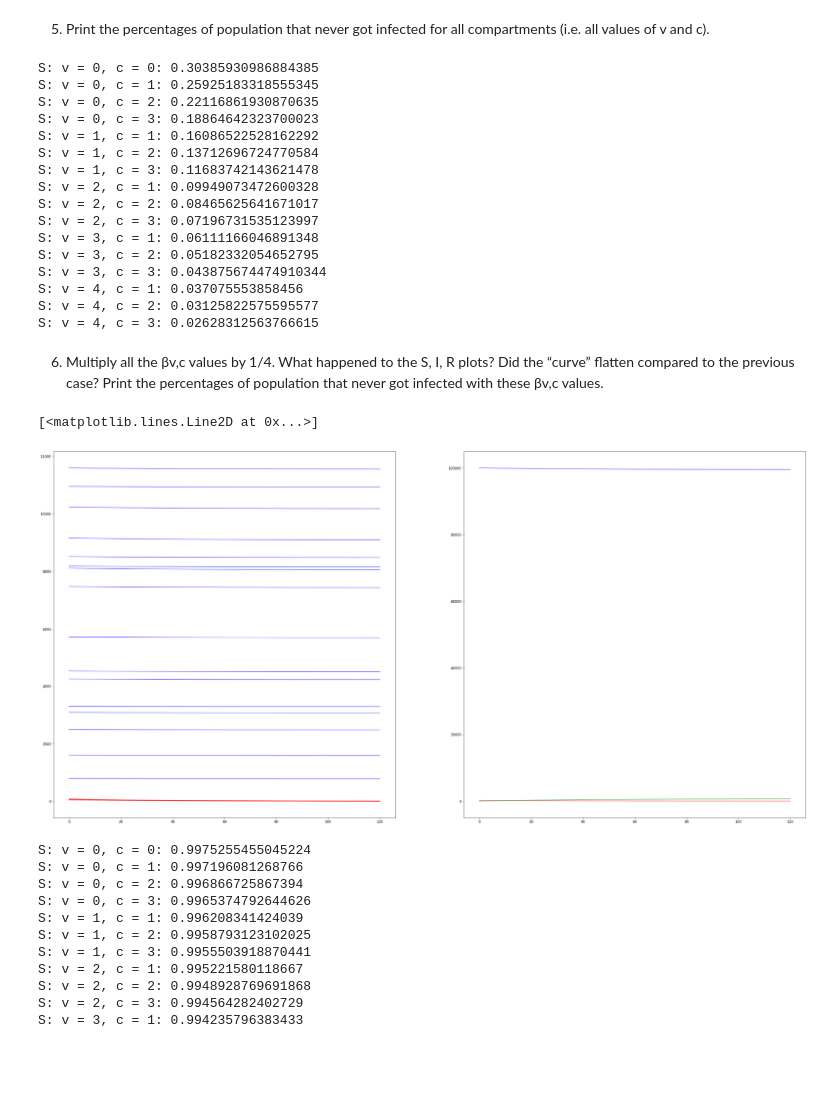
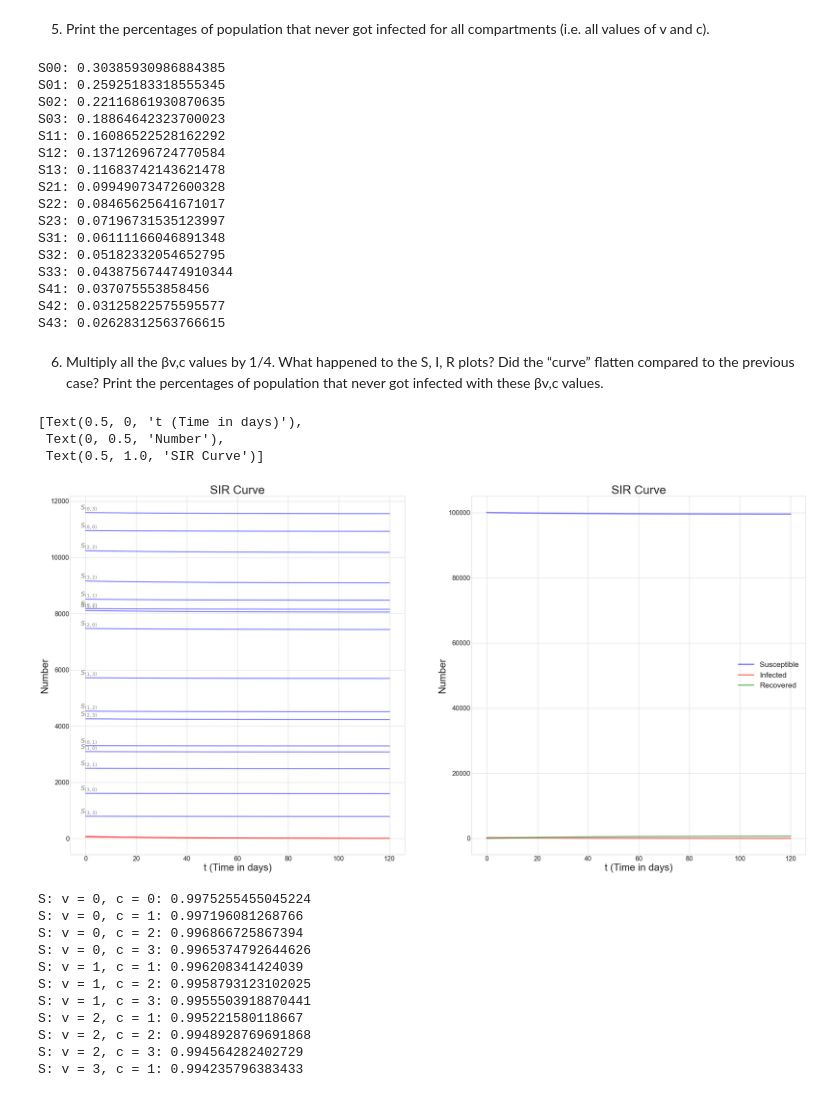
Before and after one commit to lawrencedlin/CMPSC_190DD_Project, a Jupyter notebook: CMPSC190DD.ipynb, the cells around one changed output. Drawn from its saved outputs; the diff is of its cells as text; code cells hidden in the pictures; blank space fills up the shorter version.

Commit message:
Added graph legend/labels

```diff
--- a/CMPSC190DD.ipynb
+++ b/CMPSC190DD.ipynb
@@ -131,66 +146,77 @@ ax[1].plot(soln.t, R0, 'g', alpha=0.5, lw=2, label='Recovered with immunity')
 v = 0
 c = 0
 for Svc in all_S:
-    print(f"S: v = {v}, c = {c}: {Svc[-1]/Svc[0]}")
+    print(f"S{v}{c}: {Svc[-1]/Svc[0]}")
     if c == 3:
         v +=1
         c = 0
     c += 1
 # %% [output]
-S: v = 0, c = 0: 0.30385930986884385
-S: v = 0, c = 1: 0.25925183318555345
-S: v = 0, c = 2: 0.22116861930870635
-S: v = 0, c = 3: 0.18864642323700023
-S: v = 1, c = 1: 0.16086522528162292
-S: v = 1, c = 2: 0.13712696724770584
-S: v = 1, c = 3: 0.11683742143621478
-S: v = 2, c = 1: 0.09949073472600328
-S: v = 2, c = 2: 0.08465625641671017
-S: v = 2, c = 3: 0.07196731535123997
-S: v = 3, c = 1: 0.06111166046891348
-S: v = 3, c = 2: 0.05182332054652795
-S: v = 3, c = 3: 0.043875674474910344
-S: v = 4, c = 1: 0.037075553858456
-S: v = 4, c = 2: 0.03125822575595577
-S: v = 4, c = 3: 0.02628312563766615
+S00: 0.30385930986884385
+S01: 0.25925183318555345
+S02: 0.22116861930870635
+S03: 0.18864642323700023
+S11: 0.16086522528162292
+S12: 0.13712696724770584
+S13: 0.11683742143621478
+S21: 0.09949073472600328
+S22: 0.08465625641671017
+S23: 0.07196731535123997
+S31: 0.06111166046891348
+S32: 0.05182332054652795
+S33: 0.043875674474910344
+S41: 0.037075553858456
+S42: 0.03125822575595577
+S43: 0.02628312563766615
 # %% [markdown]
 6) Multiply all the βv,c values by 1/4. What happened to the S, I, R plots? Did the “curve” flatten compared to the previous case? Print the percentages of population that never got infected with these βv,c values.
 # %%
+plt.rc('font', size=25)
 fig, ax = plt.subplots(1, 2, sharex = True, figsize = (40,20) )
 # ax[0].set(xlabel = "t (Time in days)", ylabel = "Number",
 #          title = "SIR Curve")
 soln = solve_ivp(SIR, t, y0 = (S[0,0],S[0,1],S[0,2],S[0,3],
                                S[1,0],S[1,1],S[1,2],S[1,3],
                                S[2,0],S[2,1],S[2,2],S[2,3],
                                S[3,0],S[3,1],S[3,2],S[3,3],
                                I[0],I[1],I[2],I[3], I.sum(), R),
                  dense_output = True, t_eval=np.arange(121),\
                  args = (L, N, beta/4, gamma) )
 S00, S01, S02, S03,\
     S10,S11,S12,S13, \
     S20,S21,S22, S23, \
     S30,S31,S32,S33, \
     I1, I2, I3, I4, \
     I0, R0 = soln.y
 
 all_S = [S00, S01, S02, S03,\
     S10,S11,S12,S13, \
     S20,S21,S22, S23, \
     S30,S31,S32,S33]
 all_I = [I1,I2,I3,I4]
 
-for Svc in all_S:
+for Svc, index in zip(all_S, product(range(4),range(4))):
     ax[0].plot(soln.t, Svc, 'b', alpha=0.5, lw=2, label='Susceptible')
+    ax[0].text(-2, Svc[0] + 100, f"$S_{{{index[0],index[1]}}}$", **style)
 
-for Ic in [I1,I2,I3,I4]:
+# Plot Infected vc
+for c, Ic in enumerate(all_I):
     ax[0].plot(soln.t, Ic, 'r', alpha=0.5, lw=2, label='Infected')
 
-ax[1].plot(soln.t, np.sum(all_S, axis = 0), 'b', alpha=0.5, lw=2, label='Susceptible')
-ax[1].plot(soln.t, np.sum(all_I, axis = 0),'r', alpha=0.5, lw=2, label='Infected')
-ax[1].plot(soln.t, R0, 'g', alpha=0.5, lw=2, label='Recovered with immunity')
+ax[1].plot(soln.t, np.sum(all_S, axis = 0), 'b', alpha=0.5, lw=4, label='Susceptible')
+ax[1].plot(soln.t, np.sum(all_I, axis = 0),'r', alpha=0.5, lw=4, label='Infected')
+ax[1].plot(soln.t, R0, 'g', alpha=0.5, lw=4, label='Recovered')
+
+ax[0].tick_params(axis='both', which='major', labelsize=20)
+ax[0].set(xlabel = "t (Time in days)", ylabel = "Number", title = "SIR Curve")
+ax[1].legend(fontsize = 23)
+ax[1].tick_params(axis='both', which='major', labelsize=20)
+ax[1].set(xlabel = "t (Time in days)", ylabel = "Number", title = "SIR Curve")
 # %% [output]
-[<matplotlib.lines.Line2D at 0x...>]
+[Text(0.5, 0, 't (Time in days)'),
+ Text(0, 0.5, 'Number'),
+ Text(0.5, 1.0, 'SIR Curve')]
-[figure, old version]
+[figure, new version]
 # %%
 v = 0
 c = 0
```
Also changed, not shown: parts of 21 cells of this notebook.
